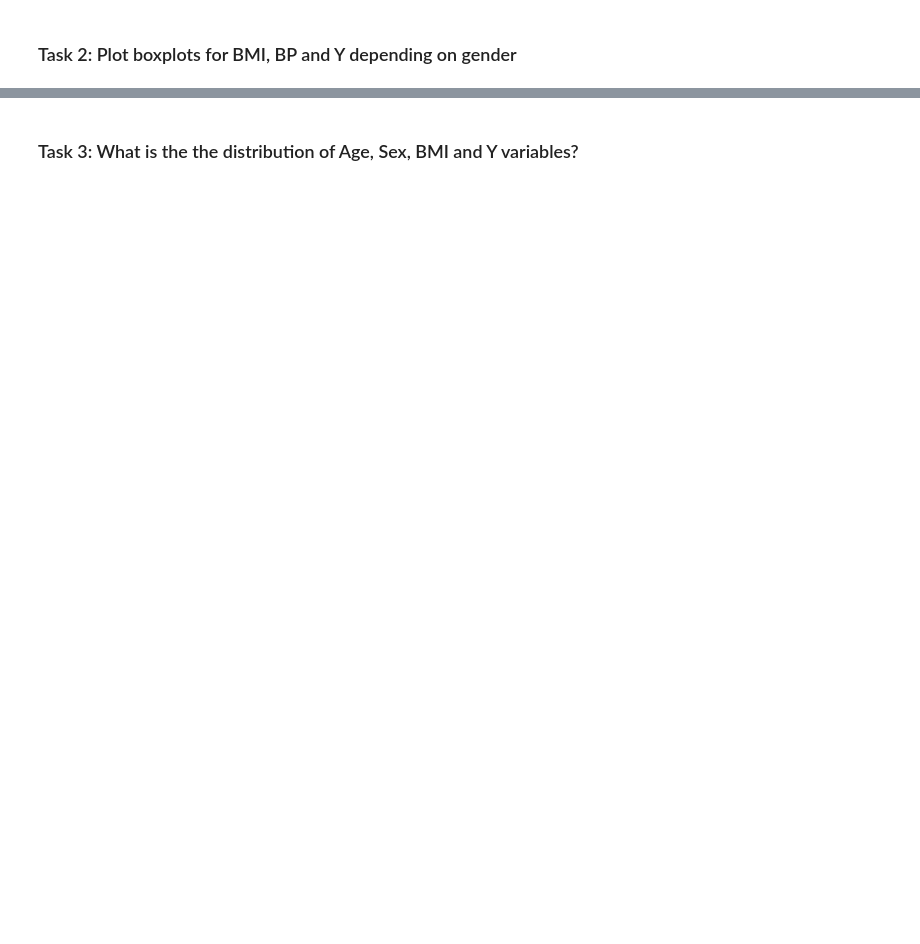
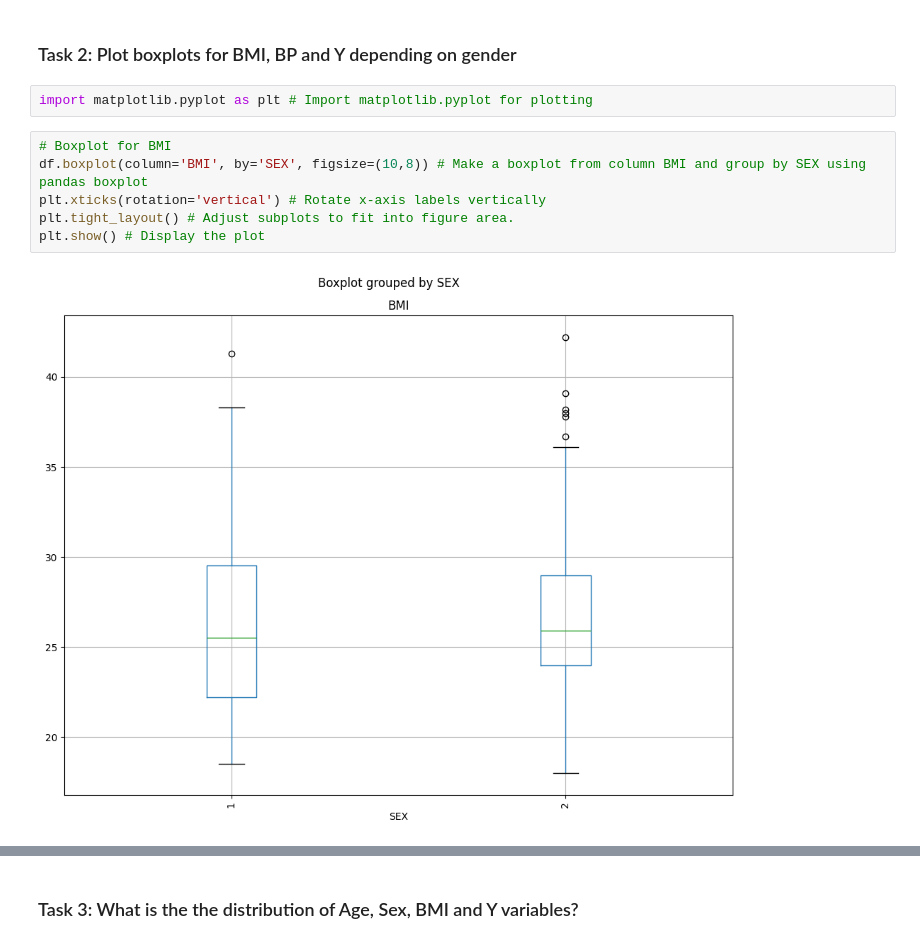
Before and after one commit to fikranaufal/Python_Project, a Jupyter notebook: Data-Science-For-Beginners/1-Introduction/04-stats-and-probability/assignment.ipynb, the cells around one changed output, grey strips where cells are left out. Drawn from its saved outputs; the diff is of its cells as text; blank space fills up the shorter version.

```diff
--- a/Data-Science-For-Beginners/1-Introduction/04-stats-and-probability/assignment.ipynb
+++ b/Data-Science-For-Beginners/1-Introduction/04-stats-and-probability/assignment.ipynb
@@ -31,2 +46,12 @@ Let's study this dataset using methods of probability and statistics.
 # %% [markdown]
 ### Task 2: Plot boxplots for BMI, BP and Y depending on gender
+# %%
+import matplotlib.pyplot as plt # Import matplotlib.pyplot for plotting
+# %%
+# Boxplot for BMI
+df.boxplot(column='BMI', by='SEX', figsize=(10,8)) # Make a boxplot from column BMI and group by SEX using pandas boxplot
+plt.xticks(rotation='vertical') # Rotate x-axis labels vertically
+plt.tight_layout() # Adjust subplots to fit into figure area.
+plt.show() # Display the plot
+# %% [output]
+[figure, added]
```
Also changed, not shown: parts of 24 cells of this notebook, 2 other files.
